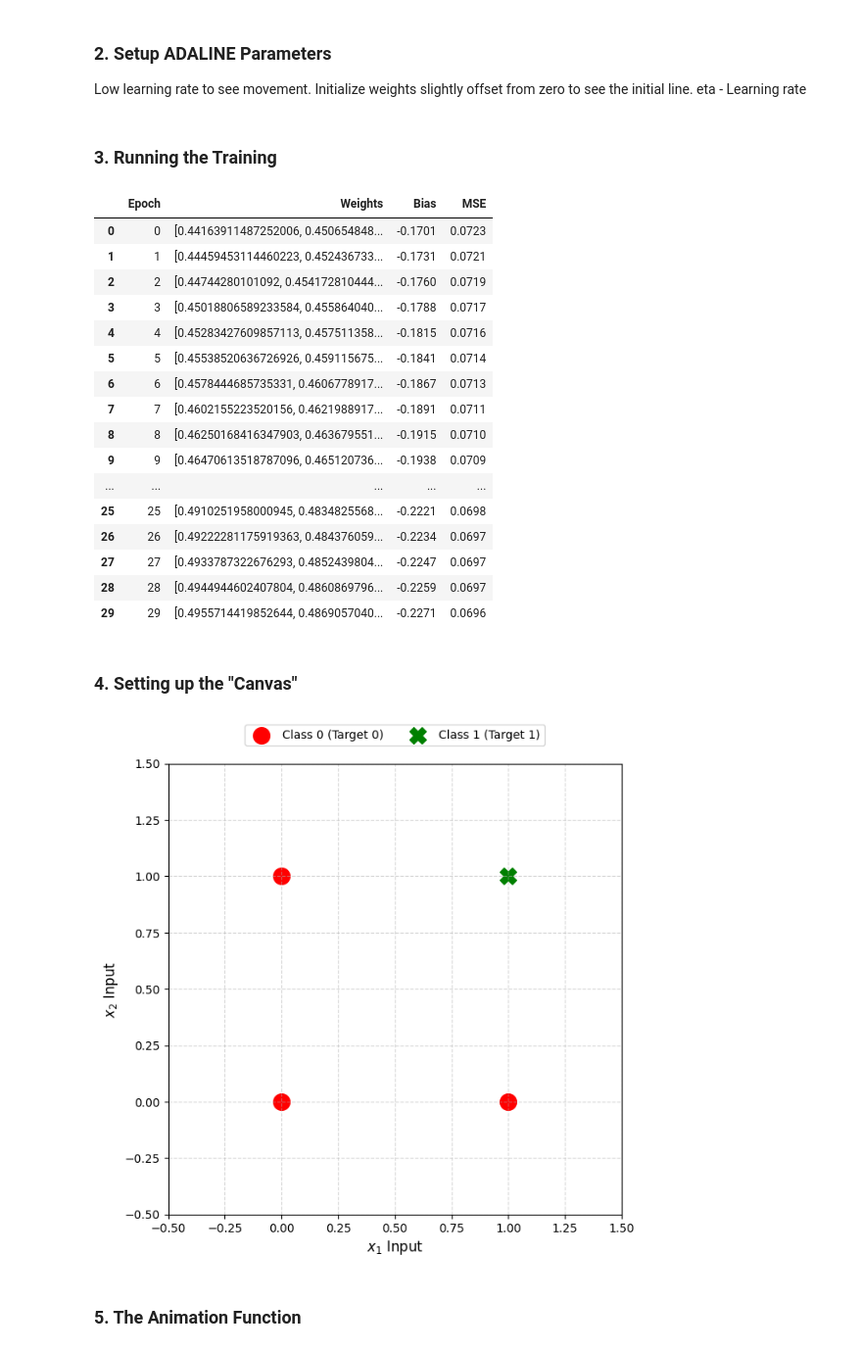
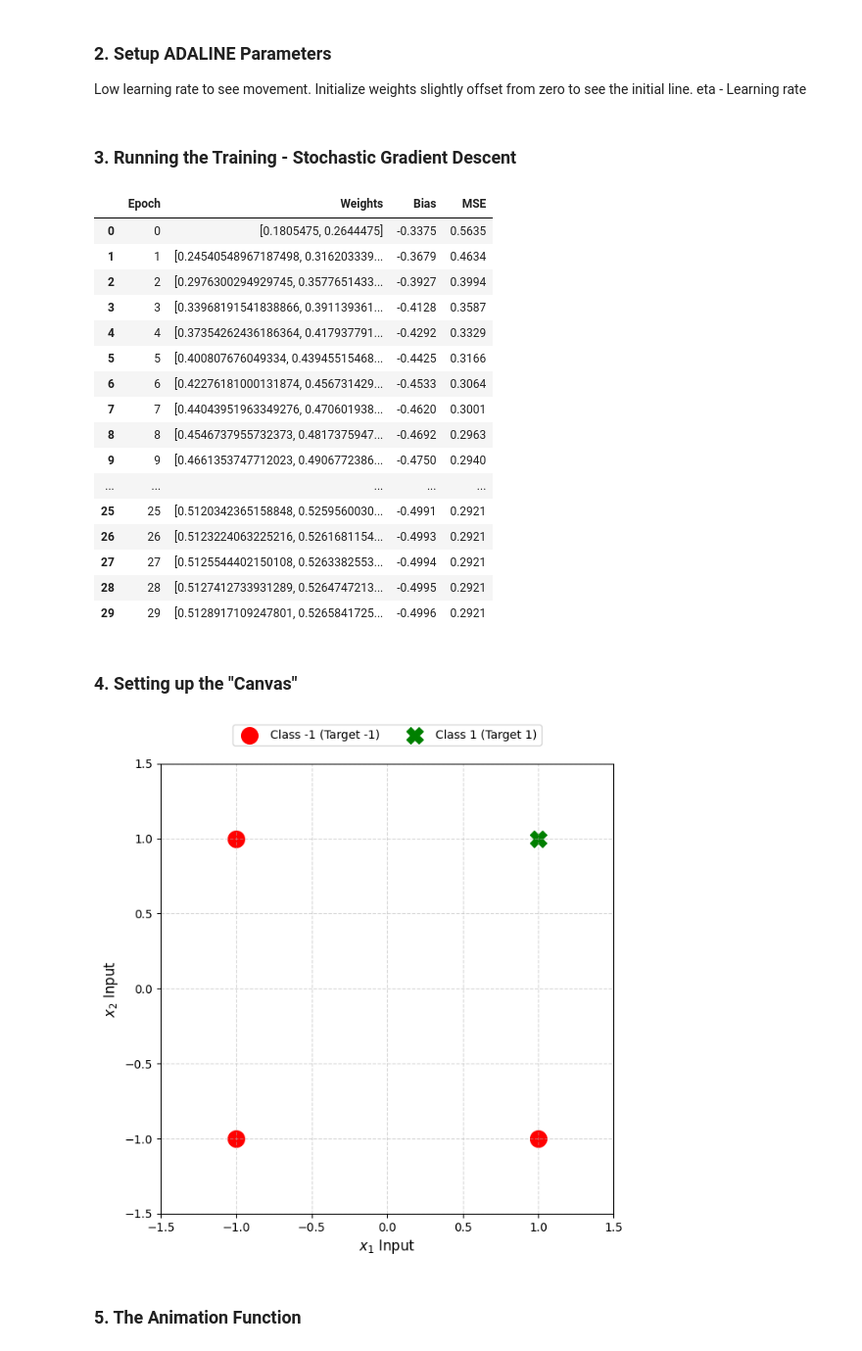
Before and after one commit to Sr-RopBrian/ADALINE, a Jupyter notebook: ADALINE_AND.ipynb, the cells around one changed output. Shown at 98% size. Drawn from its saved outputs; the diff is of its cells as text; code cells hidden in the pictures.

Commit message:
Changed the targets, added in batch learning for comparison.

```diff
--- a/ADALINE_AND.ipynb
+++ b/ADALINE_AND.ipynb
@@ -31,7 +31,7 @@ Inputs: [x1, x2], Targets: y
 | 1 | 1 | 1 |
 # %%
-X = np.array([[0,0], [0,1], [1,0], [1,1]])
-y = np.array([0, 0, 0, 1])
+X = np.array([[-1,-1], [-1,1], [1,-1], [1,1]])
+y = np.array([-1, -1, -1, 1])
 # %% [markdown]
 ### 2. Setup ADALINE Parameters
 Low learning rate to see movement.
@@ -47,7 +47,7 @@ history = []
 history.append((weights.copy(), bias))
 # %% [markdown]
 
-### 3. Running the Training
+### 3. Running the Training - Stochastic Gradient Descent
 # %%
 epoch_data = []
 
@@ -83,51 +83,51 @@ df_results = pd.DataFrame(epoch_data)
 display(df_results)
 # %% [output]
 |  | Epoch | Weights | Bias | MSE |
-| 0 | 0 | [0.44163911487252006, 0.450654848... | -0.1701 | 0.0723 |
-| 1 | 1 | [0.44459453114460223, 0.452436733... | -0.1731 | 0.0721 |
-| 2 | 2 | [0.44744280101092, 0.454172810444... | -0.1760 | 0.0719 |
-| 3 | 3 | [0.45018806589233584, 0.455864040... | -0.1788 | 0.0717 |
-| 4 | 4 | [0.45283427609857113, 0.457511358... | -0.1815 | 0.0716 |
-| 5 | 5 | [0.45538520636726926, 0.459115675... | -0.1841 | 0.0714 |
-| 6 | 6 | [0.4578444685735331, 0.4606778917... | -0.1867 | 0.0713 |
-| 7 | 7 | [0.4602155223520156, 0.4621988917... | -0.1891 | 0.0711 |
-| 8 | 8 | [0.46250168416347903, 0.463679551... | -0.1915 | 0.0710 |
-| 9 | 9 | [0.46470613518787096, 0.465120736... | -0.1938 | 0.0709 |
+| 0 | 0 | [0.1805475, 0.2644475] | -0.3375 | 0.5635 |
+| 1 | 1 | [0.24540548967187498, 0.316203339... | -0.3679 | 0.4634 |
+| 2 | 2 | [0.2976300294929745, 0.3577651433... | -0.3927 | 0.3994 |
+| 3 | 3 | [0.33968191541838866, 0.391139361... | -0.4128 | 0.3587 |
+| 4 | 4 | [0.37354262436186364, 0.417937791... | -0.4292 | 0.3329 |
+| 5 | 5 | [0.400807676049334, 0.43945515468... | -0.4425 | 0.3166 |
+| 6 | 6 | [0.42276181000131874, 0.456731429... | -0.4533 | 0.3064 |
+| 7 | 7 | [0.44043951963349276, 0.470601938... | -0.4620 | 0.3001 |
+| 8 | 8 | [0.4546737955732373, 0.4817375947... | -0.4692 | 0.2963 |
+| 9 | 9 | [0.4661353747712023, 0.4906772386... | -0.4750 | 0.2940 |
 | ... | ... | ... | ... | ... |
-| 25 | 25 | [0.4910251958000945, 0.4834825568... | -0.2221 | 0.0698 |
-| 26 | 26 | [0.49222281175919363, 0.484376059... | -0.2234 | 0.0697 |
-| 27 | 27 | [0.4933787322676293, 0.4852439804... | -0.2247 | 0.0697 |
-| 28 | 28 | [0.4944944602407804, 0.4860869796... | -0.2259 | 0.0697 |
-| 29 | 29 | [0.4955714419852644, 0.4869057040... | -0.2271 | 0.0696 |
+| 25 | 25 | [0.5120342365158848, 0.5259560030... | -0.4991 | 0.2921 |
+| 26 | 26 | [0.5123224063225216, 0.5261681154... | -0.4993 | 0.2921 |
+| 27 | 27 | [0.5125544402150108, 0.5263382553... | -0.4994 | 0.2921 |
+| 28 | 28 | [0.5127412733931289, 0.5264747213... | -0.4995 | 0.2921 |
+| 29 | 29 | [0.5128917109247801, 0.5265841725... | -0.4996 | 0.2921 |
 # %% [markdown]
 
 ### 4. Setting up the "Canvas"
 # %%
 fig, ax = plt.subplots(figsize=(7, 7))
 
 # Plot the static data points once
-# Mask the data: Red (Class 0) / Green (Class 1)
-class0_mask = (y == 0)
+# Mask the data: Red (Class -1) / Green (Class 1)
+class0_mask = (y == -1)
 class1_mask = (y == 1)
 
-ax.scatter(X[class0_mask, 0], X[class0_mask, 1], c='red', marker='o', s=200, label='Class 0 (Target 0)')
+ax.scatter(X[class0_mask, 0], X[class0_mask, 1], c='red', marker='o', s=200, label='Class -1 (Target -1)')
 ax.scatter(X[class1_mask, 0], X[class1_mask, 1], c='green', marker='X', s=200, label='Class 1 (Target 1)')
 
 # Setup plot boundaries (add some padding)
-ax.set_xlim(-0.5, 1.5)
-ax.set_ylim(-0.5, 1.5)
+ax.set_xlim(-1.5, 1.5)
+ax.set_ylim(-1.5, 1.5)
 ax.set_xlabel('$x_1$ Input', fontsize=12)
 ax.set_ylabel('$x_2$ Input', fontsize=12)
 ax.legend(loc='upper center', bbox_to_anchor=(0.5, 1.1), ncol=2)
 ax.grid(True, linestyle='--', alpha=0.5)
 
 # Initialize an empty line object that will be updated in the animation
 line, = ax.plot([], [], 'b-', lw=3, label='Decision Boundary')
 
 # Text object to display epoch/update info
 text_step = ax.text(0.05, 0.05, '', transform=ax.transAxes)
 # %% [output]
-[figure, old version]
+[figure, new version]
 # %% [markdown]
 ### 5. The Animation Function
 # %%
```
Also changed, not shown: parts of 8 cells of this notebook.
